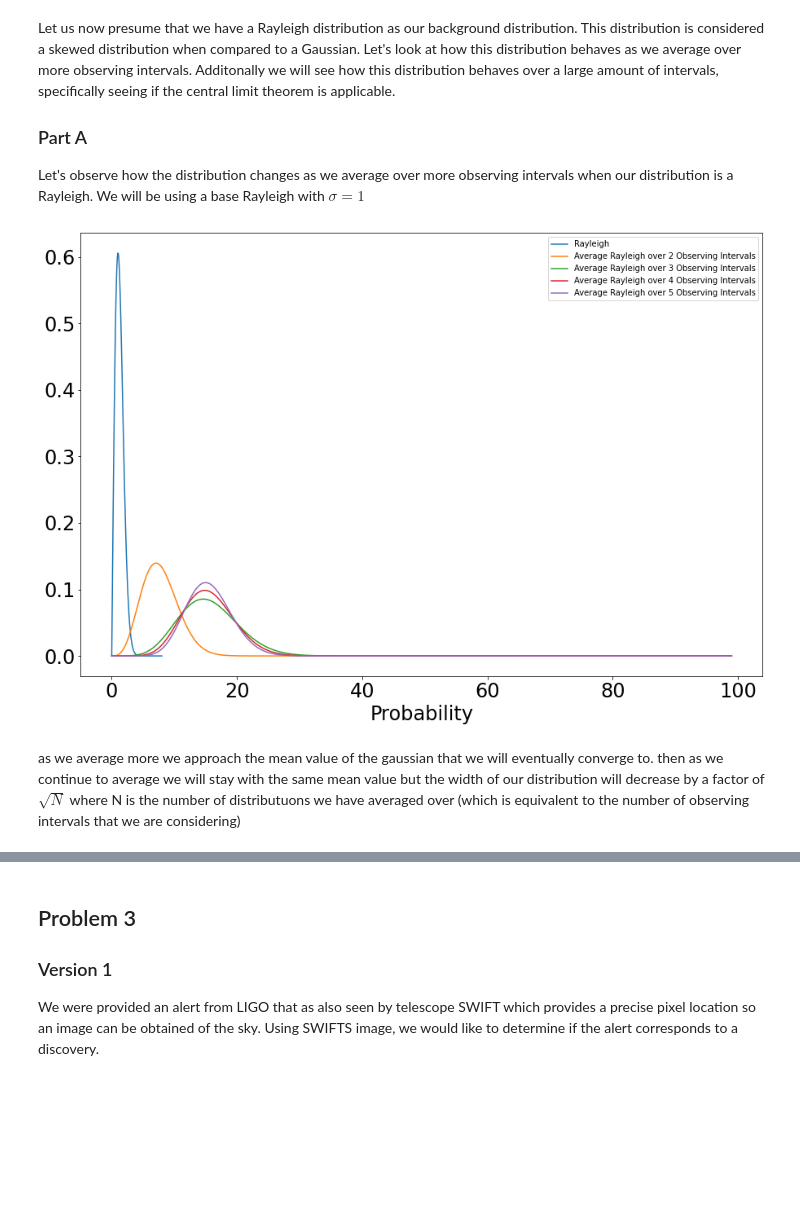
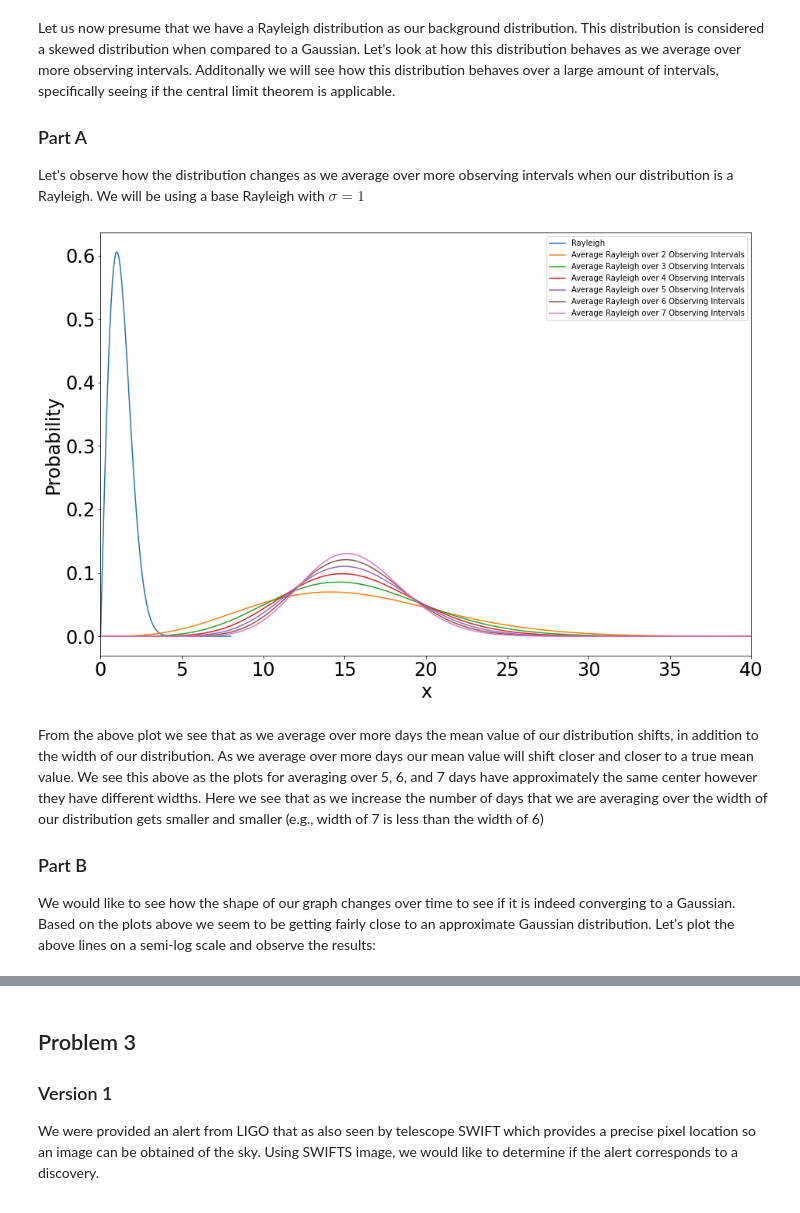
Before and after one commit to williamdolsen/phys434-21au, a Jupyter notebook: labs/lab2/lab2.ipynb, the cells around one changed output, grey strips where cells are left out. Cells and saved outputs as stored; diff of their text form; code cells hidden in the pictures; blank space fills up the shorter version.

```diff
--- a/labs/lab2/lab2.ipynb
+++ b/labs/lab2/lab2.ipynb
@@ -203,37 +200,51 @@ xs_0_conv_ray_avg = np.linspace(0, 8, 100)
 probs_0_conv_ray_avg = stats.rayleigh.pdf(xs_0_conv_ray_avg)
 
 probs_1_conv_ray_avg = np.convolve(probs_0_conv_ray_avg, probs_0_conv_ray_avg)
-xs_1_conv_ray_avg = np.linspace(0, len(probs_1_conv_ray_avg)-1, len(probs_1_conv_ray_avg)) / 4
+xs_1_conv_ray_avg = np.linspace(0, len(probs_1_conv_ray_avg)-1, len(probs_1_conv_ray_avg)) / 2
 
 probs_2_conv_ray_avg = np.convolve(probs_1_conv_ray_avg, probs_0_conv_ray_avg)
 xs_2_conv_ray_avg = np.linspace(0, len(probs_2_conv_ray_avg)-1, len(probs_2_conv_ray_avg)) / 3
 
 probs_3_conv_ray_avg = np.convolve(probs_2_conv_ray_avg, probs_0_conv_ray_avg)
 xs_3_conv_ray_avg = np.linspace(0, len(probs_3_conv_ray_avg)-1, len(probs_3_conv_ray_avg)) / 4
 
 probs_4_conv_ray_avg = np.convolve(probs_3_conv_ray_avg, probs_0_conv_ray_avg)
 xs_4_conv_ray_avg = np.linspace(0, len(probs_4_conv_ray_avg)-1, len(probs_4_conv_ray_avg)) / 5
 
+probs_5_conv_ray_avg = np.convolve(probs_4_conv_ray_avg, probs_0_conv_ray_avg)
+xs_5_conv_ray_avg = np.linspace(0, len(probs_5_conv_ray_avg)-1, len(probs_5_conv_ray_avg)) / 6
+
+probs_6_conv_ray_avg = np.convolve(probs_5_conv_ray_avg, probs_0_conv_ray_avg)
+xs_6_conv_ray_avg = np.linspace(0, len(probs_6_conv_ray_avg)-1, len(probs_6_conv_ray_avg)) / 7
+
 # normalize using the bin width
 probs_1_conv_ray_avg /= normalizer(xs_1_conv_ray_avg, probs_1_conv_ray_avg)
 probs_2_conv_ray_avg /= normalizer(xs_2_conv_ray_avg, probs_2_conv_ray_avg)
 probs_3_conv_ray_avg /= normalizer(xs_3_conv_ray_avg, probs_3_conv_ray_avg)
 probs_4_conv_ray_avg /= normalizer(xs_4_conv_ray_avg, probs_4_conv_ray_avg)
+probs_5_conv_ray_avg /= normalizer(xs_5_conv_ray_avg, probs_5_conv_ray_avg)
+probs_6_conv_ray_avg /= normalizer(xs_6_conv_ray_avg, probs_6_conv_ray_avg)
 
 # plot
 plt.plot(xs_0_conv_ray_avg, probs_0_conv_ray_avg, label=f'Rayleigh')
 plt.plot(xs_1_conv_ray_avg, probs_1_conv_ray_avg, label=f'Average Rayleigh over 2 Observing Intervals')
 plt.plot(xs_2_conv_ray_avg, probs_2_conv_ray_avg, label=f'Average Rayleigh over 3 Observing Intervals')
 plt.plot(xs_3_conv_ray_avg, probs_3_conv_ray_avg, label=f'Average Rayleigh over 4 Observing Intervals')
 plt.plot(xs_4_conv_ray_avg, probs_4_conv_ray_avg, label=f'Average Rayleigh over 5 Observing Intervals')
+plt.plot(xs_5_conv_ray_avg, probs_5_conv_ray_avg, label=f'Average Rayleigh over 6 Observing Intervals')
+plt.plot(xs_6_conv_ray_avg, probs_6_conv_ray_avg, label=f'Average Rayleigh over 7 Observing Intervals')
 
 plt.tick_params(labelsize=24)
-#plt.xlim(0, 8)
-plt.xlabel('Probability', fontdict={'size':24})
-plt.ylabel('', fontdict={'size':24})
+plt.xlim(0, 40)
+plt.xlabel('x', fontdict={'size':24})
+plt.ylabel('Probability', fontdict={'size':24})
 plt.legend()
 plt.show()
 # %% [output]
-[figure, old version]
+[figure, new version]
 # %% [markdown]
-as we average more we approach the mean value of the gaussian that we will eventually converge to.  then as we continue to average we will stay with the same mean value but the width of our distribution will decrease by a factor of $\sqrt{N}$ where N is the number of distributuons we have averaged over (which is equivalent to the number of observing intervals that we are considering)
+From the above plot we see that as we average over more days the mean value of our distribution shifts, in addition to the width of our distribution.  As we average over more days our mean value will shift closer and closer to a true mean value.  We see this above as the plots for averaging over 5, 6, and 7 days have approximately the same center however they have different widths.  Here we see that as we increase the number of days that we are averaging over the width of our distribution gets smaller and smaller (e.g., width of 7 is less than the width of 6)
+
+### Part B
+
+We would like to see how the shape of our graph changes over time to see if it is indeed converging to a Gaussian.  Based on the plots above we seem to be getting fairly close to an approximate Gaussian distribution.  Let's plot the above lines on a semi-log scale and observe the results:
```
Also changed, not shown: parts of 10 cells of this notebook.
